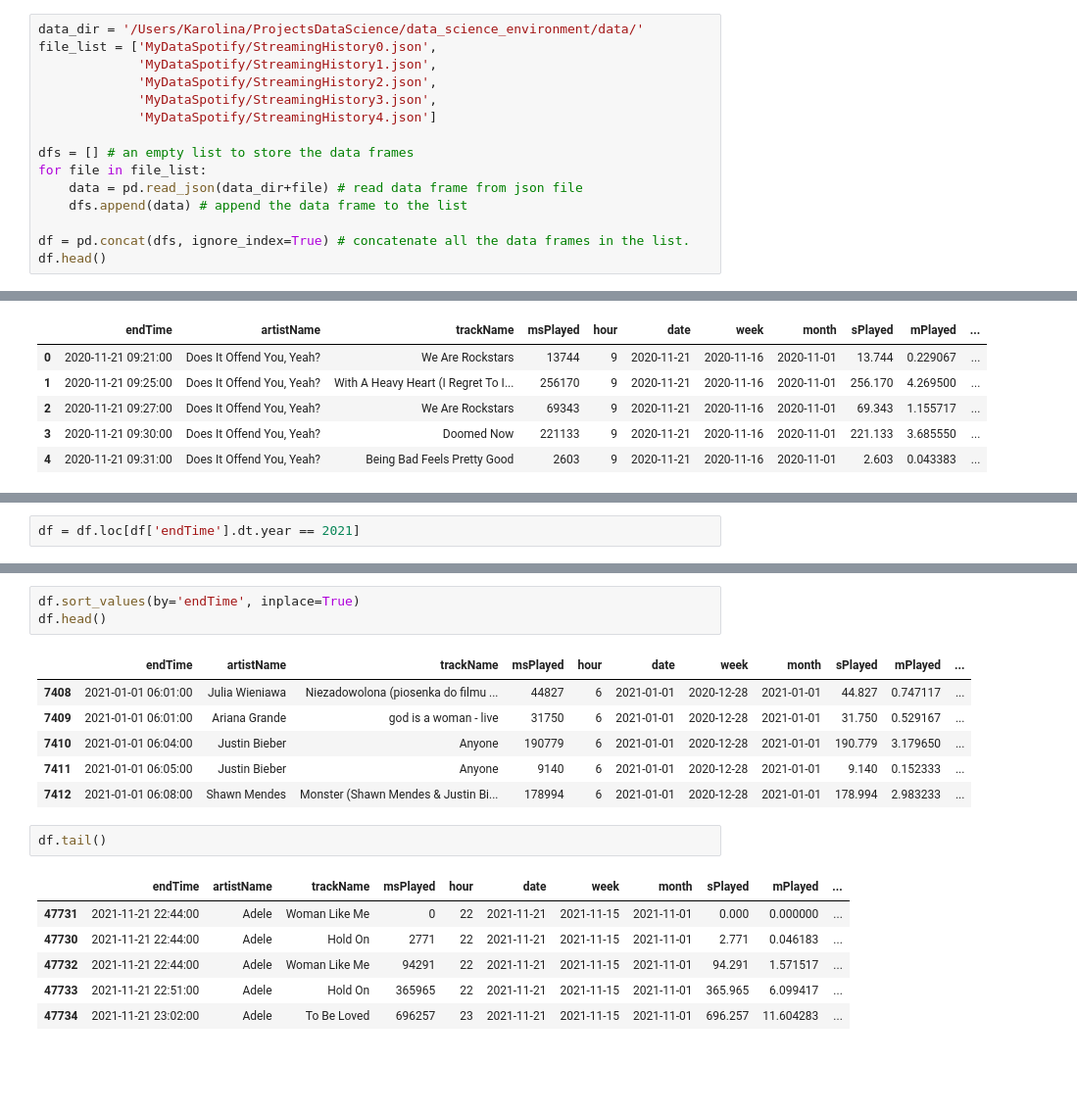
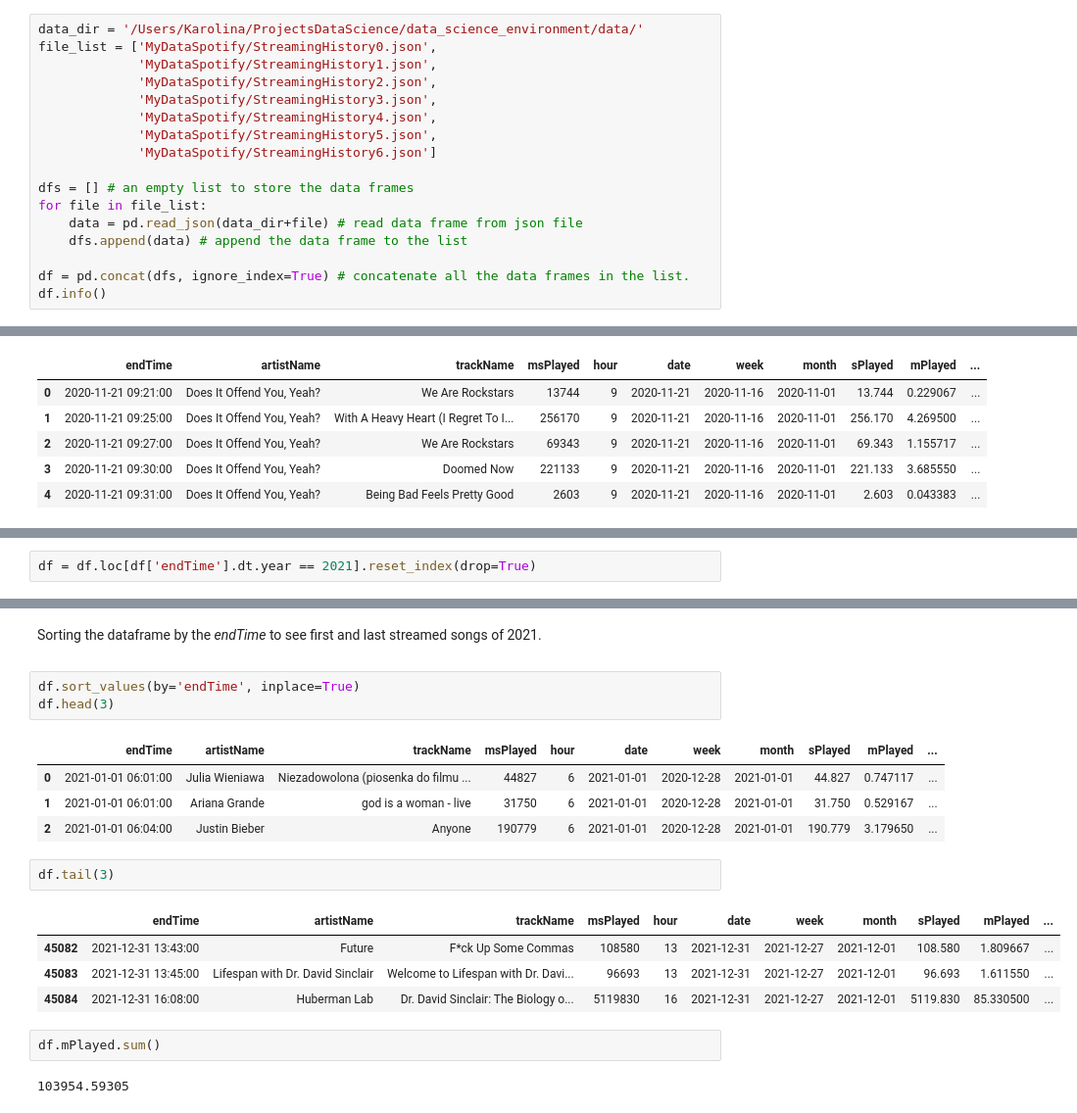
Before and after one commit to karolinastawicka/my-spotify-wrapped, a Jupyter notebook: notebooks/1. Data Prep.ipynb, the cells around one changed output, grey strips where cells are left out. Shown at 98% size. Drawn from its saved outputs; the diff is of its cells as text; blank space fills up the shorter version.

```diff
--- a/notebooks/1. Data Prep.ipynb
+++ b/notebooks/1. Data Prep.ipynb
@@ -18,7 +67,9 @@ file_list = ['MyDataSpotify/StreamingHistory0.json',
              'MyDataSpotify/StreamingHistory1.json',
              'MyDataSpotify/StreamingHistory2.json',
              'MyDataSpotify/StreamingHistory3.json',
-             'MyDataSpotify/StreamingHistory4.json']
+             'MyDataSpotify/StreamingHistory4.json',
+             'MyDataSpotify/StreamingHistory5.json',
+             'MyDataSpotify/StreamingHistory6.json']
 
 dfs = [] # an empty list to store the data frames
 for file in file_list:
@@ -26,5 +77,5 @@ for file in file_list:
     dfs.append(data) # append the data frame to the list
 
 df = pd.concat(dfs, ignore_index=True) # concatenate all the data frames in the list.
-df.head()
+df.info()
 # %% [output]
@@ -124,3 +228,3 @@ last      2021-11-21 23:02:00
 Name: endTime, dtype: object
 # %%
-df = df.loc[df['endTime'].dt.year == 2021]
+df = df.loc[df['endTime'].dt.year == 2021].reset_index(drop=True)
@@ -148,20 +231,26 @@ memory usage: 3.7+ MB
+# %% [markdown]
+<span style="font-family:Helvetica Light">
+
+Sorting the dataframe by the _endTime_ to see first and last streamed songs of 2021.
+
+<span>
 # %%
 df.sort_values(by='endTime', inplace=True)
-df.head()
+df.head(3)
 # %% [output]
 |  | endTime | artistName | trackName | msPlayed | hour | date | week | month | sPlayed | mPlayed | ... |
-| 7408 | 2021-01-01 06:01:00 | Julia Wieniawa | Niezadowolona (piosenka do filmu ... | 44827 | 6 | 2021-01-01 | 2020-12-28 | 2021-01-01 | 44.827 | 0.747117 | ... |
-| 7409 | 2021-01-01 06:01:00 | Ariana Grande | god is a woman - live | 31750 | 6 | 2021-01-01 | 2020-12-28 | 2021-01-01 | 31.750 | 0.529167 | ... |
-| 7410 | 2021-01-01 06:04:00 | Justin Bieber | Anyone | 190779 | 6 | 2021-01-01 | 2020-12-28 | 2021-01-01 | 190.779 | 3.179650 | ... |
-| 7411 | 2021-01-01 06:05:00 | Justin Bieber | Anyone | 9140 | 6 | 2021-01-01 | 2020-12-28 | 2021-01-01 | 9.140 | 0.152333 | ... |
-| 7412 | 2021-01-01 06:08:00 | Shawn Mendes | Monster (Shawn Mendes & Justin Bi... | 178994 | 6 | 2021-01-01 | 2020-12-28 | 2021-01-01 | 178.994 | 2.983233 | ... |
+| 0 | 2021-01-01 06:01:00 | Julia Wieniawa | Niezadowolona (piosenka do filmu ... | 44827 | 6 | 2021-01-01 | 2020-12-28 | 2021-01-01 | 44.827 | 0.747117 | ... |
+| 1 | 2021-01-01 06:01:00 | Ariana Grande | god is a woman - live | 31750 | 6 | 2021-01-01 | 2020-12-28 | 2021-01-01 | 31.750 | 0.529167 | ... |
+| 2 | 2021-01-01 06:04:00 | Justin Bieber | Anyone | 190779 | 6 | 2021-01-01 | 2020-12-28 | 2021-01-01 | 190.779 | 3.179650 | ... |
 # %%
-df.tail()
+df.tail(3)
 # %% [output]
 |  | endTime | artistName | trackName | msPlayed | hour | date | week | month | sPlayed | mPlayed | ... |
-| 47731 | 2021-11-21 22:44:00 | Adele | Woman Like Me | 0 | 22 | 2021-11-21 | 2021-11-15 | 2021-11-01 | 0.000 | 0.000000 | ... |
-| 47730 | 2021-11-21 22:44:00 | Adele | Hold On | 2771 | 22 | 2021-11-21 | 2021-11-15 | 2021-11-01 | 2.771 | 0.046183 | ... |
-| 47732 | 2021-11-21 22:44:00 | Adele | Woman Like Me | 94291 | 22 | 2021-11-21 | 2021-11-15 | 2021-11-01 | 94.291 | 1.571517 | ... |
-| 47733 | 2021-11-21 22:51:00 | Adele | Hold On | 365965 | 22 | 2021-11-21 | 2021-11-15 | 2021-11-01 | 365.965 | 6.099417 | ... |
-| 47734 | 2021-11-21 23:02:00 | Adele | To Be Loved | 696257 | 23 | 2021-11-21 | 2021-11-15 | 2021-11-01 | 696.257 | 11.604283 | ... |
+| 45082 | 2021-12-31 13:43:00 | Future | F*ck Up Some Commas | 108580 | 13 | 2021-12-31 | 2021-12-27 | 2021-12-01 | 108.580 | 1.809667 | ... |
+| 45083 | 2021-12-31 13:45:00 | Lifespan with Dr. David Sinclair | Welcome to Lifespan with Dr. Davi... | 96693 | 13 | 2021-12-31 | 2021-12-27 | 2021-12-01 | 96.693 | 1.611550 | ... |
+| 45084 | 2021-12-31 16:08:00 | Huberman Lab | Dr. David Sinclair: The Biology o... | 5119830 | 16 | 2021-12-31 | 2021-12-27 | 2021-12-01 | 5119.830 | 85.330500 | ... |
+# %%
+df.mPlayed.sum()
+# %% [output]
+103954.59305
 # %% [markdown]
```
Also changed, not shown: parts of 38 cells of this notebook, 2 other files.
